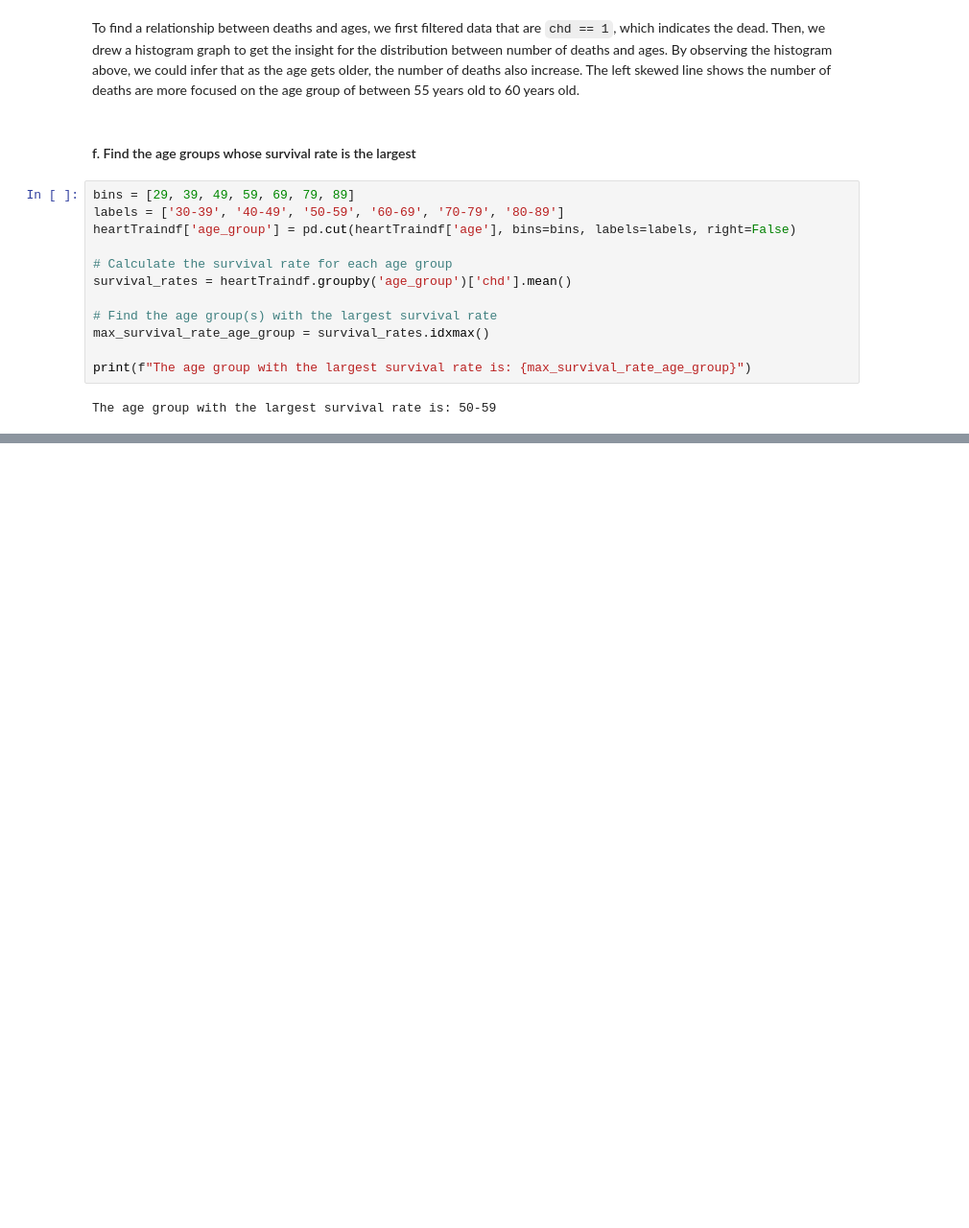
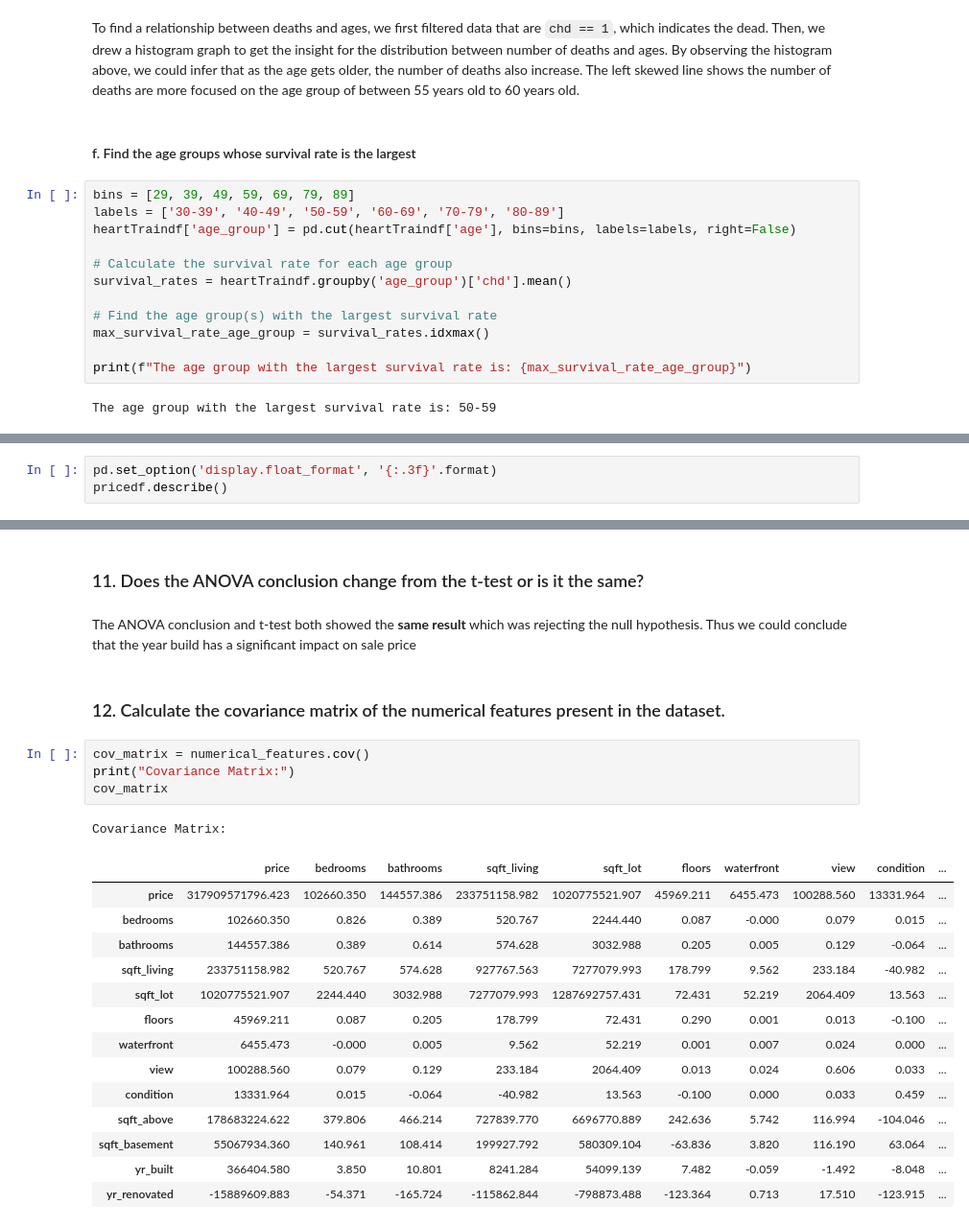
Before and after one commit to sgwlee96/SJSU, a Jupyter notebook: DATA220/Lab1/Lab1.ipynb, the cells around one changed output, grey strips where cells are left out. Shown at 96% size. Saved outputs shown, nothing was run; the diff lists cells and outputs as text; blank space fills up the shorter version.

```diff
--- a/DATA220/Lab1/Lab1.ipynb
+++ b/DATA220/Lab1/Lab1.ipynb
@@ -288,0 +382,3 @@ The age group with the largest survival rate is: 50-59
+# %%
+pd.set_option('display.float_format', '{:.3f}'.format)
+pricedf.describe()
@@ -288,0 +482,26 @@ The age group with the largest survival rate is: 50-59
+# %% [markdown]
+### 11. Does the ANOVA conclusion change from the t-test or is it the same?
+# %% [markdown]
+The ANOVA conclusion and t-test both showed the **same result** which was rejecting the null hypothesis. Thus we could conclude that the year build has a significant impact on sale price
+# %% [markdown]
+### 12. Calculate the covariance matrix of the numerical features present in the dataset.
+# %%
+cov_matrix = numerical_features.cov()
+print("Covariance Matrix:")
+cov_matrix
+# %% [output]
+Covariance Matrix:
+|  | price | bedrooms | bathrooms | sqft_living | sqft_lot | floors | waterfront | view | condition | ... |
+| price | 317909571796.423 | 102660.350 | 144557.386 | 233751158.982 | 1020775521.907 | 45969.211 | 6455.473 | 100288.560 | 13331.964 | ... |
+| bedrooms | 102660.350 | 0.826 | 0.389 | 520.767 | 2244.440 | 0.087 | -0.000 | 0.079 | 0.015 | ... |
+| bathrooms | 144557.386 | 0.389 | 0.614 | 574.628 | 3032.988 | 0.205 | 0.005 | 0.129 | -0.064 | ... |
+| sqft_living | 233751158.982 | 520.767 | 574.628 | 927767.563 | 7277079.993 | 178.799 | 9.562 | 233.184 | -40.982 | ... |
+| sqft_lot | 1020775521.907 | 2244.440 | 3032.988 | 7277079.993 | 1287692757.431 | 72.431 | 52.219 | 2064.409 | 13.563 | ... |
+| floors | 45969.211 | 0.087 | 0.205 | 178.799 | 72.431 | 0.290 | 0.001 | 0.013 | -0.100 | ... |
+| waterfront | 6455.473 | -0.000 | 0.005 | 9.562 | 52.219 | 0.001 | 0.007 | 0.024 | 0.000 | ... |
+| view | 100288.560 | 0.079 | 0.129 | 233.184 | 2064.409 | 0.013 | 0.024 | 0.606 | 0.033 | ... |
+| condition | 13331.964 | 0.015 | -0.064 | -40.982 | 13.563 | -0.100 | 0.000 | 0.033 | 0.459 | ... |
+| sqft_above | 178683224.622 | 379.806 | 466.214 | 727839.770 | 6696770.889 | 242.636 | 5.742 | 116.994 | -104.046 | ... |
+| sqft_basement | 55067934.360 | 140.961 | 108.414 | 199927.792 | 580309.104 | -63.836 | 3.820 | 116.190 | 63.064 | ... |
+| yr_built | 366404.580 | 3.850 | 10.801 | 8241.284 | 54099.139 | 7.482 | -0.059 | -1.492 | -8.048 | ... |
+| yr_renovated | -15889609.883 | -54.371 | -165.724 | -115862.844 | -798873.488 | -123.364 | 0.713 | 17.510 | -123.915 | ... |
```
Also changed, not shown: parts of 29 cells of this notebook, 42 other files.
